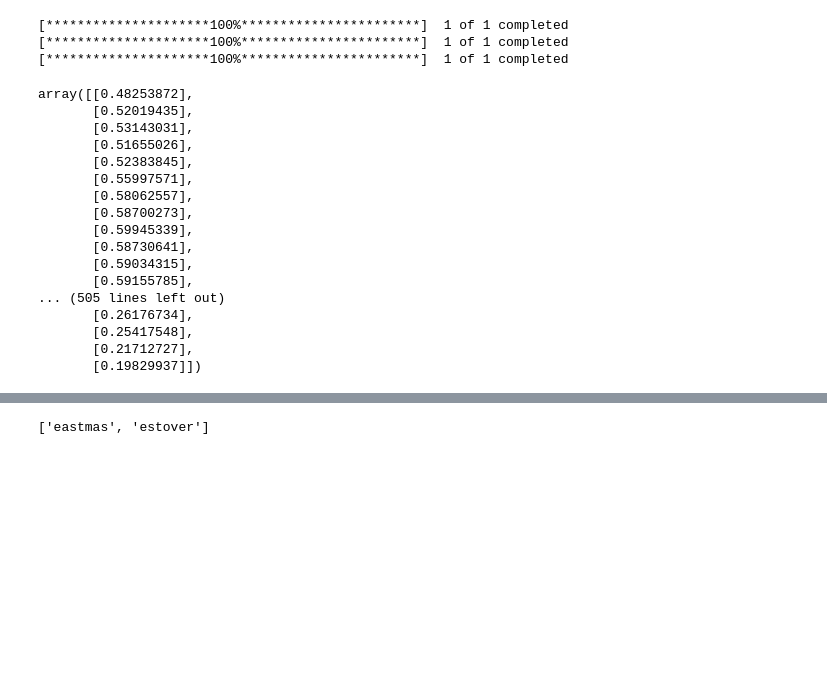
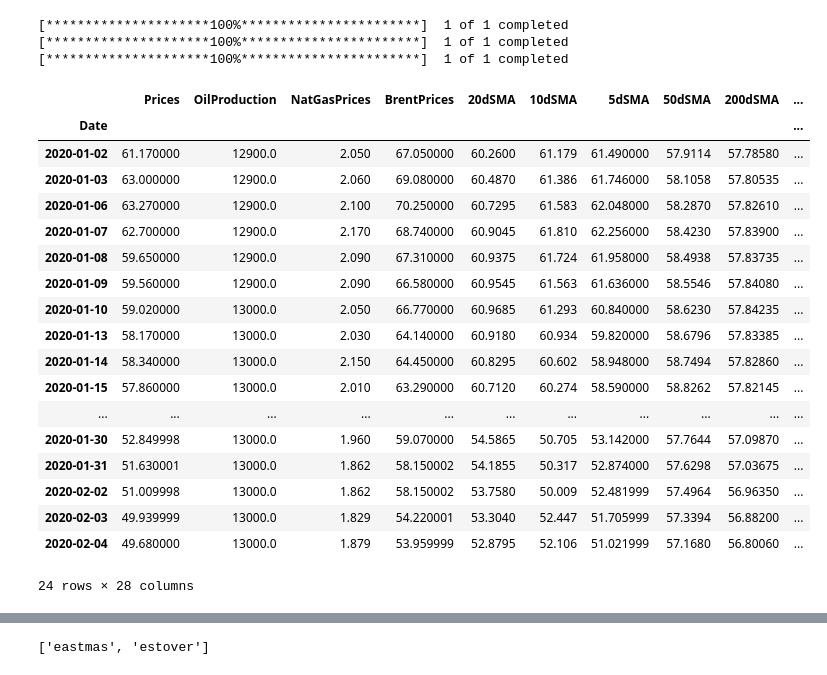
Before and after one commit to Team-Cpp/Team-Cpp, a Jupyter notebook: nnRegressor.ipynb, the cells around one changed output, grey strips where cells are left out. Cells and saved outputs as stored; diff of their text form; code cells hidden in the pictures; blank space fills up the shorter version.

```diff
--- a/nnRegressor.ipynb
+++ b/nnRegressor.ipynb
@@ -9,15 +9,33 @@ from datetime import datetime as dt
 import matplotlib.pyplot as plt
 import pandas as pd
 import quandl
+QAPIKEY = "YpAydSEsKoSAfuQ9UKhu"
+quandl.ApiConfig.api_key = QAPIKEY
 import yfinance as yf
+import pickle
+from sklearn.metrics import mean_squared_error
+import logging
 import tensorflow as tf
+from keras.models import Sequential
+from keras.layers import LSTM
+from keras.layers import Dropout
+from keras.layers import Dense
+from keras import optimizers
+from keras.callbacks import CSVLogger
 # %%
 ### CONFIGURE ###
 barrels = 750000
 costPerDay = 30000
 daysToPredict = 1
 trainDataDate = '2018-01-01'
-testSplitDate = '2020-01-20'
+testSplitDate = '2020-01-01'
+
+params = {
+    "batch_size": 20,  # 20<16<10, 25 was a bust
+    "epochs": 300,
+    "lr": 0.00010000,
+    "time_steps": 10
+}
 # %%
 print('Running...')
 
@@ -174,32 +195,34 @@ training_set = df[features]
 # X_test = X_test.iloc[1:]
 # y_train = y_train.iloc[1:]
 # y_test = y_test.iloc[1:]
-# %%
-from sklearn.preprocessing import MinMaxScaler
-sc = MinMaxScaler(feature_range=(0,1))
-training_set_scaled = sc.fit_transform(training_set)
-X_train = []
-y_train = []
-for i in range(60, 2035):
-X_train.append(training_set_scaled[i-60:i, 0])
-y_train.append(training_set_scaled[i, 0])
-X_train, y_train = np.array(X_train), np.array(y_train)
-X_train = np.reshape(X_train, (X_train.shape[0], X_train.shape[1], 1))
-# %% [output]
-array([[0.48253872],
-       [0.52019435],
-       [0.53143031],
-       [0.51655026],
-       [0.52383845],
-       [0.55997571],
-       [0.58062557],
-       [0.58700273],
-       [0.59945339],
-       [0.58730641],
-       [0.59034315],
-       [0.59155785],
-... (505 lines left out)
-       [0.26176734],
-       [0.25417548],
-       [0.21712727],
-       [0.19829937]])
+# %%
+df_train = df_train.set_index('Date')
+df_test = df_test.set_index('Date')
+x = df_train.loc[:,features].values
+# %%
+from sklearn.preprocessing import MinMaxScaler
+sc = MinMaxScaler(feature_range=(0,1))
+x_train = sc.fit_transform(x)
+
+x_test = sc.transform(df_test.loc[:,features])
+df_test
+# %% [output]
+|  | Prices | OilProduction | NatGasPrices | BrentPrices | 20dSMA | 10dSMA | 5dSMA | 50dSMA | 200dSMA | ... |
+| Date |  |  |  |  |  |  |  |  |  | ... |
+| 2020-01-02 | 61.170000 | 12900.0 | 2.050 | 67.050000 | 60.2600 | 61.179 | 61.490000 | 57.9114 | 57.78580 | ... |
+| 2020-01-03 | 63.000000 | 12900.0 | 2.060 | 69.080000 | 60.4870 | 61.386 | 61.746000 | 58.1058 | 57.80535 | ... |
+| 2020-01-06 | 63.270000 | 12900.0 | 2.100 | 70.250000 | 60.7295 | 61.583 | 62.048000 | 58.2870 | 57.82610 | ... |
+| 2020-01-07 | 62.700000 | 12900.0 | 2.170 | 68.740000 | 60.9045 | 61.810 | 62.256000 | 58.4230 | 57.83900 | ... |
+| 2020-01-08 | 59.650000 | 12900.0 | 2.090 | 67.310000 | 60.9375 | 61.724 | 61.958000 | 58.4938 | 57.83735 | ... |
+| 2020-01-09 | 59.560000 | 12900.0 | 2.090 | 66.580000 | 60.9545 | 61.563 | 61.636000 | 58.5546 | 57.84080 | ... |
+| 2020-01-10 | 59.020000 | 13000.0 | 2.050 | 66.770000 | 60.9685 | 61.293 | 60.840000 | 58.6230 | 57.84235 | ... |
+| 2020-01-13 | 58.170000 | 13000.0 | 2.030 | 64.140000 | 60.9180 | 60.934 | 59.820000 | 58.6796 | 57.83385 | ... |
+| 2020-01-14 | 58.340000 | 13000.0 | 2.150 | 64.450000 | 60.8295 | 60.602 | 58.948000 | 58.7494 | 57.82860 | ... |
+| 2020-01-15 | 57.860000 | 13000.0 | 2.010 | 63.290000 | 60.7120 | 60.274 | 58.590000 | 58.8262 | 57.82145 | ... |
+| ... | ... | ... | ... | ... | ... | ... | ... | ... | ... | ... |
+| 2020-01-30 | 52.849998 | 13000.0 | 1.960 | 59.070000 | 54.5865 | 50.705 | 53.142000 | 57.7644 | 57.09870 | ... |
+| 2020-01-31 | 51.630001 | 13000.0 | 1.862 | 58.150002 | 54.1855 | 50.317 | 52.874000 | 57.6298 | 57.03675 | ... |
+| 2020-02-02 | 51.009998 | 13000.0 | 1.862 | 58.150002 | 53.7580 | 50.009 | 52.481999 | 57.4964 | 56.96350 | ... |
+| 2020-02-03 | 49.939999 | 13000.0 | 1.829 | 54.220001 | 53.3040 | 52.447 | 51.705999 | 57.3394 | 56.88200 | ... |
+| 2020-02-04 | 49.680000 | 13000.0 | 1.879 | 53.959999 | 52.8795 | 52.106 | 51.021999 | 57.1680 | 56.80060 | ... |
+24 rows × 28 columns
```
Also changed, not shown: parts of 11 cells of this notebook, 3 other files.
